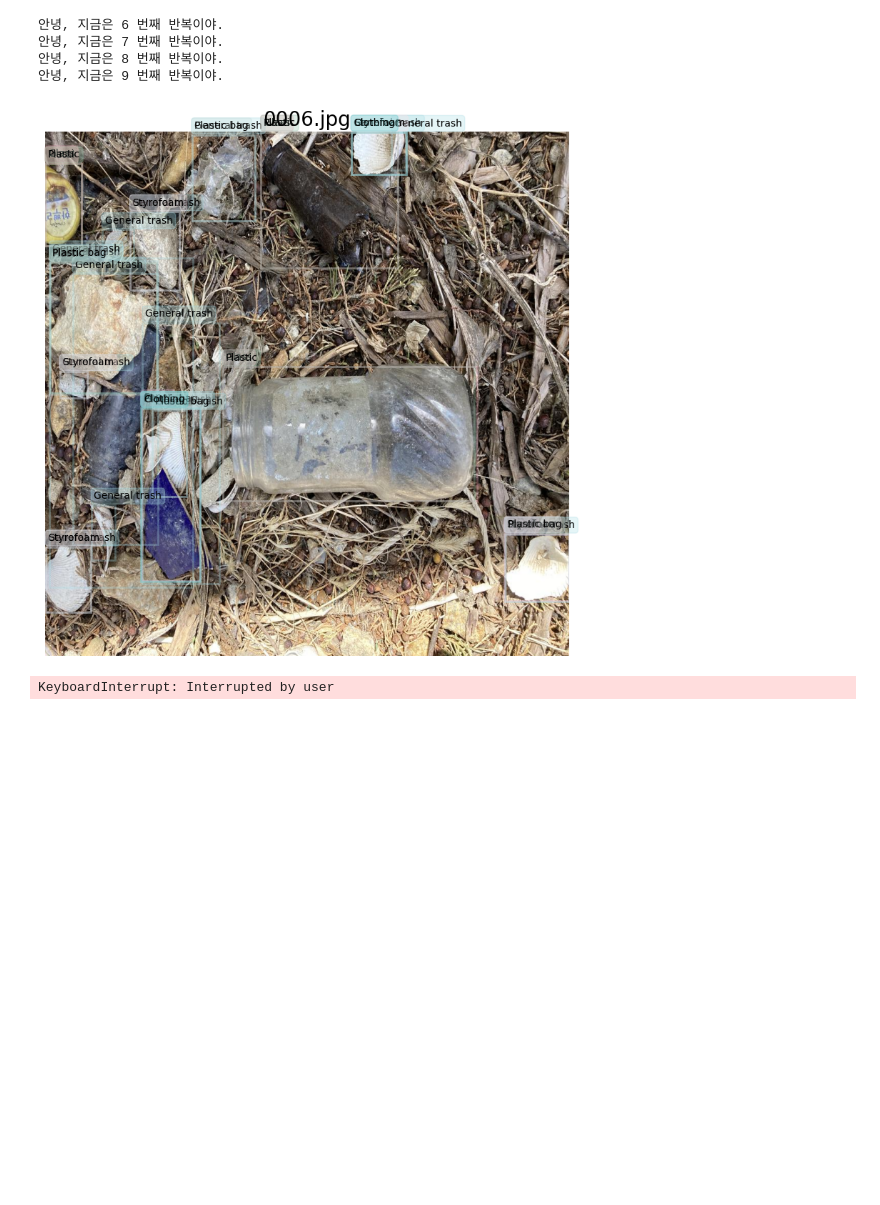
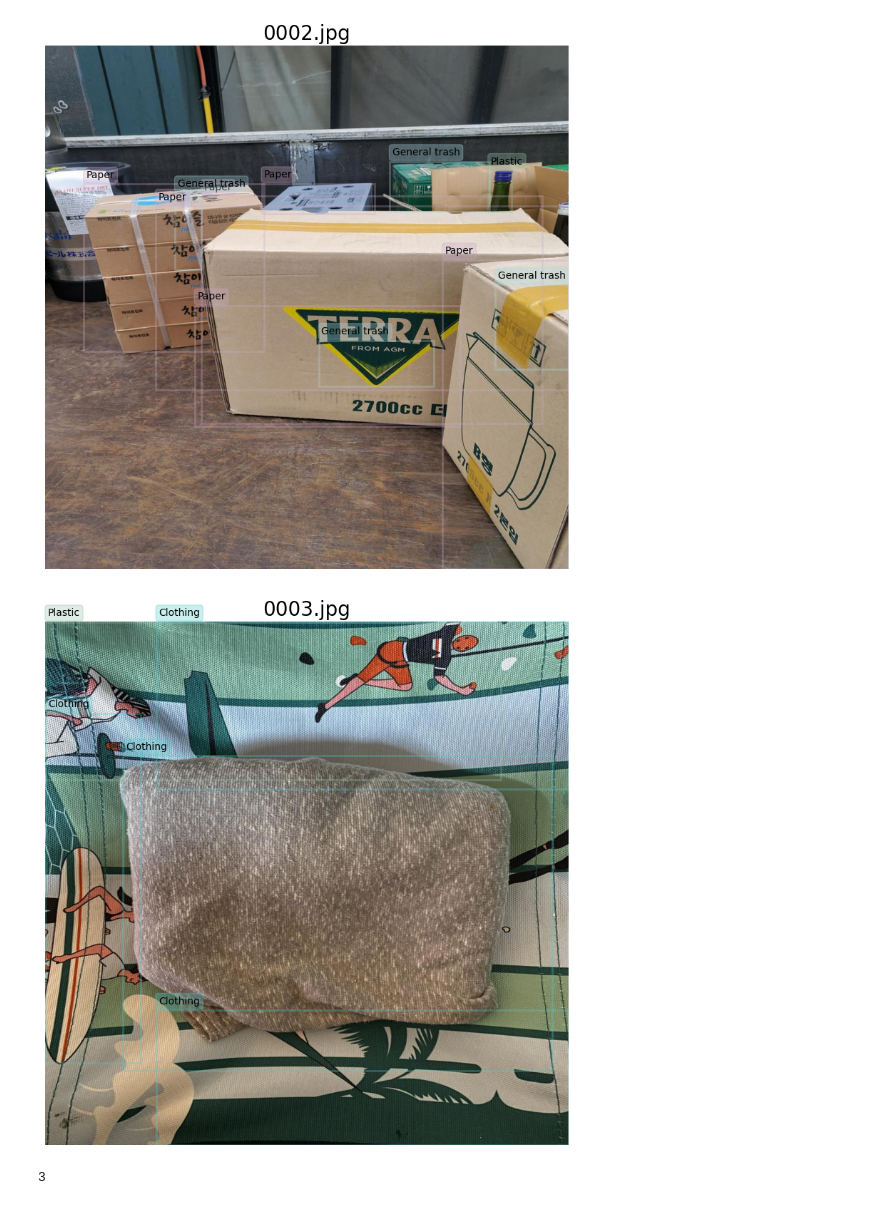
Before and after one commit to boostcampaitech6/level2-objectdetection-cv-02, a Jupyter notebook: tools/submission_visualization.ipynb, the cells around one changed output. Cells and saved outputs as stored; diff of their text form; code cells hidden in the pictures; blank space fills up the shorter version.

Commit message:
feat: update submission_visualization.ipynb

```diff
--- a/tools/submission_visualization.ipynb
+++ b/tools/submission_visualization.ipynb
@@ -1,14 +0,0 @@
-# %%
-from IPython.display import clear_output
-
-for i in range(10):
-    print(f'안녕, 지금은 {i} 번째 반복이야.')
-
-    if i == 5:
-        clear_output(wait=True)
-    input()
-# %% [output]
-안녕, 지금은 6 번째 반복이야.
-안녕, 지금은 7 번째 반복이야.
-안녕, 지금은 8 번째 반복이야.
-안녕, 지금은 9 번째 반복이야.
@@ -32,7 +20,7 @@ CATEGORIES = (
     "Plastic", "Styrofoam", "Plastic bag", "Battery", "Clothing"
 )
 
-output_dir = './work_dirs/cascade_rcnn_r50_fpn_1x_coco_balanced/submission_latest.csv'
+output_dir = './yolo.csv'
 data_dir = '/data/ephemeral/home/dataset'
 start_num = 0
 
@@ -41,33 +29,62 @@ df = pd.read_csv(output_dir)
 
 for i, bbox_info in enumerate(df.iloc[start_num:,0]):
     bbox_info = bbox_info.split()
     img_path = os.path.join(data_dir, df.iloc[i, 1])
     img = Image.open(img_path).convert("RGB")
     fig, ax = plt.subplots()
     for j in range(len(bbox_info))[::6]:
         cat_id, pred, bbox = int(bbox_info[j]), float(bbox_info[j+1]), list(map(float, bbox_info[j+2:j+6]))
         cat_name = CATEGORIES[cat_id]
         color = [num/255 for num in COLOR_MAP[cat_id%10]]
 
         bbox_rect = patches.Rectangle(
             (bbox[0], bbox[1]),
             (bbox[2]-bbox[0]), (bbox[3]-bbox[1]),
             linewidth=2,
             edgecolor=color,
             facecolor='none',
             alpha=0.3
         )
         ax.add_patch(bbox_rect)
         bbox_anno = plt.text(bbox[0]+5, bbox[1]-12, cat_name, fontsize=10)
         bbox_anno.set_bbox(dict(facecolor=color, alpha=0.3, boxstyle='round,pad=0.3', edgecolor=color))
     ax.imshow(img)
     ax.axis('off')
     ax.set_title(img_path.split('/')[-1], fontsize=20)
     plt.tight_layout()
     plt.show()
 
-    input()
+    ipt = input("'q' -> finish | any comment -> output/submission/comment.jpg | enter -> next image   ")
+    if ipt == 'q':
+        print(i)
+        break
+    elif ipt:
+        os.makedirs('output/submission/', exist_ok=True)
+        fig, ax = plt.subplots()
+        for j in range(len(bbox_info))[::6]:
+            cat_id, pred, bbox = int(bbox_info[j]), float(bbox_info[j+1]), list(map(float, bbox_info[j+2:j+6]))
+            cat_name = CATEGORIES[cat_id]
+            color = [num/255 for num in COLOR_MAP[cat_id%10]]
+
+            bbox_rect = patches.Rectangle(
+                (bbox[0], bbox[1]),
+                (bbox[2]-bbox[0]), (bbox[3]-bbox[1]),
+                linewidth=2,
+                edgecolor=color,
+                facecolor='none',
+                alpha=0.3
+            )
+            ax.add_patch(bbox_rect)
+            bbox_anno = plt.text(bbox[0]+5, bbox[1]-12, cat_name, fontsize=10)
+            bbox_anno.set_bbox(dict(facecolor=color, alpha=0.3, boxstyle='round,pad=0.3', edgecolor=color))
+        ax.imshow(img)
+        ax.axis('off')
+        ax.set_title(img_path.split('/')[-1], fontsize=20)
+        plt.tight_layout()
+        plt.savefig(f'output/submission/{ipt}.jpg')
+
     clear_output(wait=True)
 # %% [output]
-[figure, old version]
+[figure, new version]
+[figure, added]
-KeyboardInterrupt: Interrupted by user
+3
```
Also changed, not shown: parts of 1 cell of this notebook, 1 other file.
